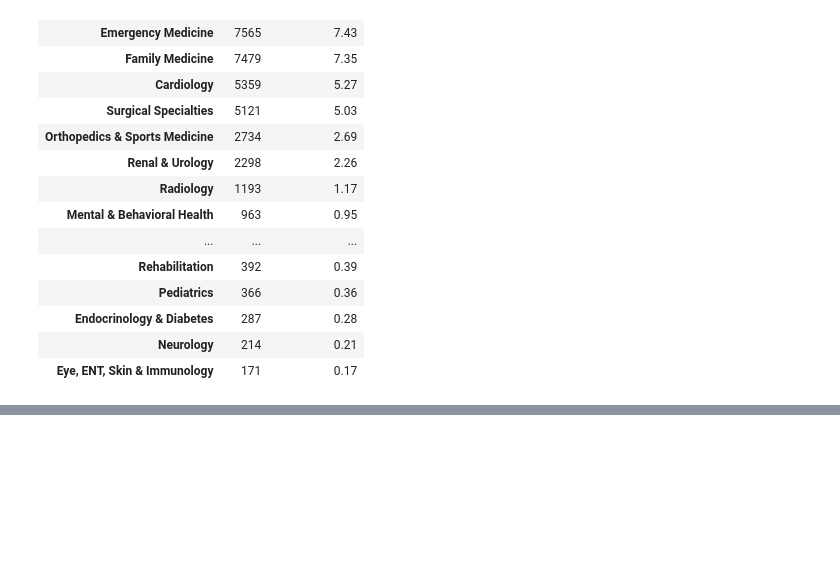
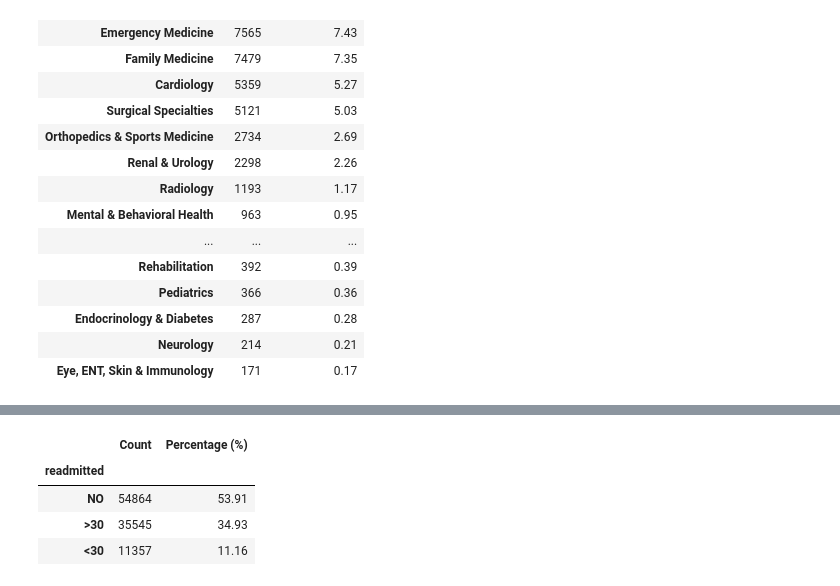
Before and after one commit to ajay-nagpal/Hospital-Readmission-Prediction, a Jupyter notebook: hospital_readmission.ipynb, the cells around one changed output, grey strips where cells are left out. Cells and saved outputs as stored; diff of their text form; code cells hidden in the pictures; blank space fills up the shorter version.

```diff
--- a/hospital_readmission.ipynb
+++ b/hospital_readmission.ipynb
@@ -2455,0 +2499,19 @@ By grouping the original **73 physician specialties** into **clinically meaningf
+# %%
+# ==================================================
+# Target Class Distribution
+# ==================================================
+
+display(
+    pd.DataFrame({
+        "Count": df["readmitted"].value_counts(),
+        "Percentage (%)": (
+            df["readmitted"].value_counts(normalize=True) * 100
+        ).round(2)
+    })
+)
+# %% [output]
+|  | Count | Percentage (%) |
+| readmitted |  |  |
+| NO | 54864 | 53.91 |
+| >30 | 35545 | 34.93 |
+| <30 | 11357 | 11.16 |
```
Also changed, not shown: parts of 6 cells of this notebook.
